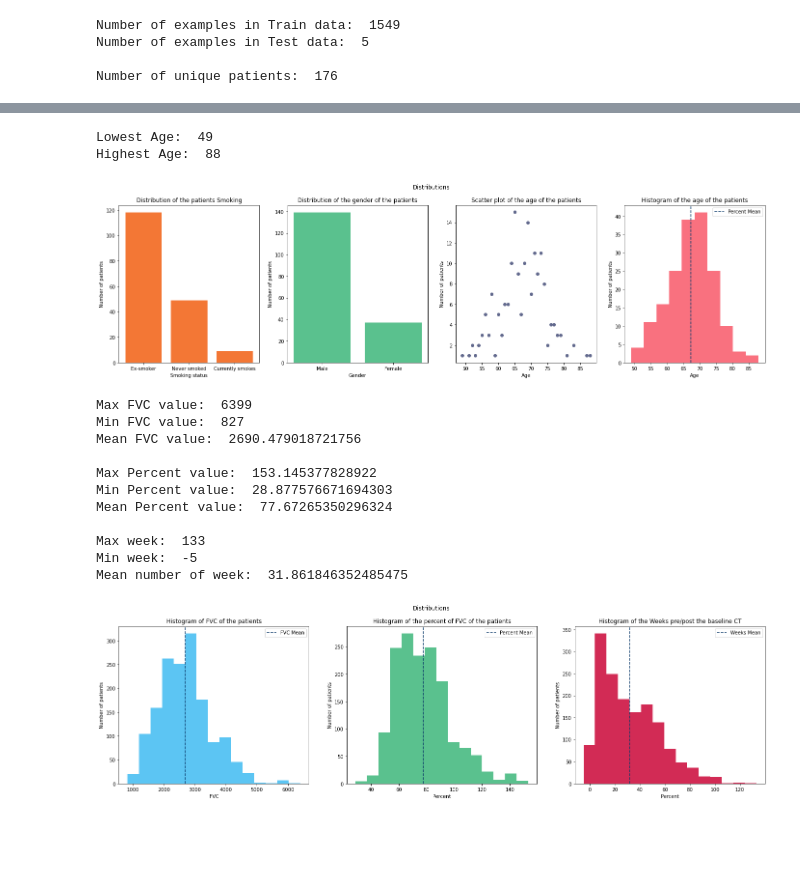
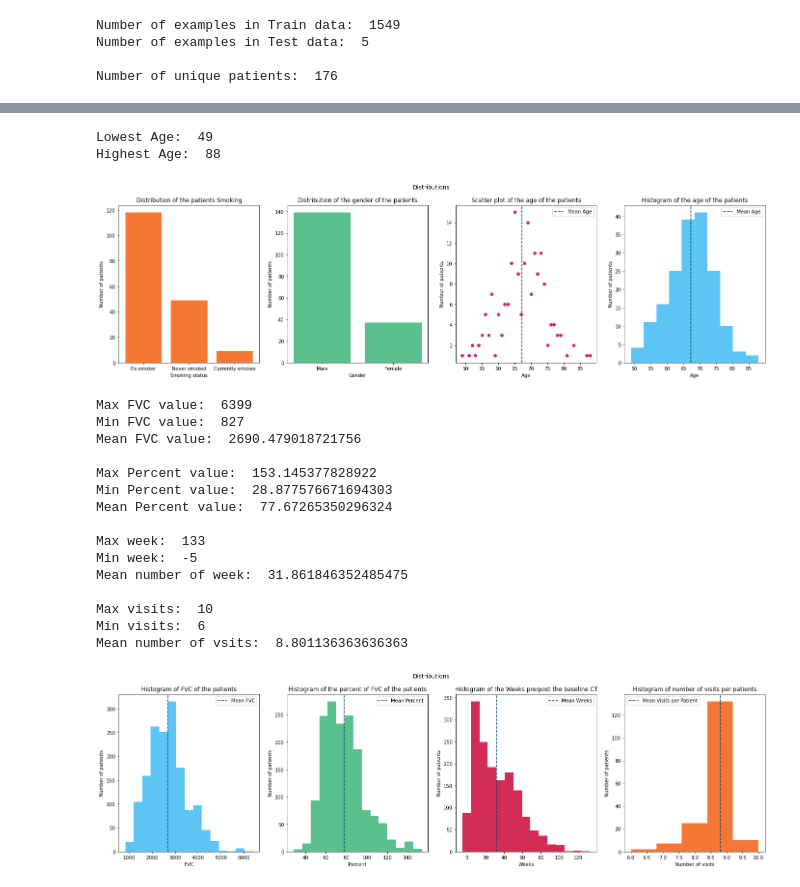
Before and after one commit to pansettykarthik/osic_pulmonary_fibrosis, a Jupyter notebook: data_visualization_osic.ipynb, the cells around one changed output, grey strips where cells are left out. Saved outputs shown, nothing was run; the diff lists cells and outputs as text; code cells hidden in the pictures; blank space fills up the shorter version.

Commit message:
Updated visualizations

```diff
--- a/data_visualization_osic.ipynb
+++ b/data_visualization_osic.ipynb
@@ -85,23 +121,29 @@ print("Highest Age: ", age.max())
 # PLOTTING THE DISTRIBUTIONS
 fig, (ax1, ax2, ax3, ax4) = plt.subplots(1, 4, figsize = (24, 6))
 
+# Bar graph of the distribution of the smoking status
 ax1.bar([1,2,3], smoking_counts, tick_label=smoking_labels, color="#f37735")
 ax1.set_title("Distribution of the patients Smoking")
 ax1.set_xlabel("Smoking status")
 ax1.set_ylabel("Number of patients")
 
+# Bar graph of the distribution of the gender
 ax2.bar([1,2], gender_counts, tick_label=gender_labels, color="#5ac18e")
 ax2.set_title("Distribution of the gender of the patients")
 ax2.set_xlabel("Gender")
 ax2.set_ylabel("Number of patients")
 
-ax3.scatter(age_labels, age_counts, color="#62698d")
+# Scatter plot of the age of the patients vs number of patients
+ax3.scatter(age_labels, age_counts, color="#d22b55")
+ax3.axvline(age.mean(), label="Mean Age", color="#0c3b6a", linestyle='--')
 ax3.set_title("Scatter plot of the age of the patients")
 ax3.set_xlabel("Age")
 ax3.set_ylabel("Number of patients")
+ax3.legend()
 
-ax4.hist(age.tolist(), bins=10, color="#f9717f")
-ax4.axvline(age.mean(), label="Age Mean", color="#0c3b6a", linestyle='--')
+# Histogram of the Age
+ax4.hist(age.tolist(), bins=10, color="#5cc5f3")
+ax4.axvline(age.mean(), label="Mean Age", color="#0c3b6a", linestyle='--')
 ax4.set_title("Histogram of the age of the patients")
 ax4.set_xlabel("Age")
 ax4.set_ylabel("Number of patients")
@@ -112,7 +154,7 @@ plt.show()
 # %% [output]
 Lowest Age:  49
 Highest Age:  88
-[figure, old version]
+[figure, new version]
 # %%
 # HISTOGRAMS
 
@@ -137,43 +179,64 @@ print("\nMax week: ", weeks.max())
 print("Min week: ", weeks.min())
 print("Mean number of week: ", weeks.mean())
 
+# VISITS PER PATIENT
+visits_per_patient = train_csv['Patient'].value_counts()
+print("\nMax visits: ", visits_per_patient.max())
+print("Min visits: ", visits_per_patient.min())
+print("Mean number of vsits: ", visits_per_patient.mean())
 
 # PLOTTING THE HISTOGRAMS
-fig, (ax1, ax2, ax3) = plt.subplots(1, 3, figsize = (24, 6))
+fig, (ax1, ax2, ax3, ax4) = plt.subplots(1, 4, figsize = (24, 6))
 
+# Histogram of the FVC
 ax1.hist(fvc.tolist(), bins=15, color="#5cc5f3")
-ax1.axvline(fvc.mean(), label="FVC Mean", color="#0c3b6a", linestyle='--')
+ax1.axvline(fvc.mean(), label="Mean FVC", color="#0c3b6a", linestyle='--')
 ax1.set_title("Histogram of FVC of the patients")
 ax1.set_xlabel("FVC")
 ax1.set_ylabel("Number of patients")
 ax1.legend()
 
+# Histogram of the Percent
 ax2.hist(percent.tolist(), bins=15, color="#5ac18e")
-ax2.axvline(percent.mean(), label="Percent Mean", color="#0c3b6a", linestyle='--')
+ax2.axvline(percent.mean(), label="Mean Percent", color="#0c3b6a", linestyle='--')
 ax2.set_title("Histogram of the percent of FVC of the patients")
 ax2.set_xlabel("Percent")
 ax2.set_ylabel("Number of patients")
 ax2.legend()
 
+# Histogram of the Weeks
 ax3.hist(weeks.tolist(), bins=15, color="#d22b55")
-ax3.axvline(weeks.mean(), label="Weeks Mean", color="#0c3b6a", linestyle='--')
+ax3.axvline(weeks.mean(), label="Mean Weeks", color="#0c3b6a", linestyle='--')
 ax3.set_title("Histogram of the Weeks pre/post the baseline CT")
-ax3.set_xlabel("Percent")
+ax3.set_xlabel("Weeks")
 ax3.set_ylabel("Number of patients")
 ax3.legend()
 
+# Histogram of the Visits per patient
+ax4.hist(visits_per_patient.tolist(), bins=5, color="#f37735")
+ax4.axvline(visits_per_patient.mean(), label="Mean Visits per Patient", color="#0c3b6a", linestyle='--')
+ax4.set_title("Histogram of number of visits per patients")
+ax4.set_xlabel("Number of visits")
+ax4.set_ylabel("Number of patients")
+ax4.legend()
+
+
 fig.suptitle("Distributions")
 plt.show()
 # %% [output]
 Max FVC value:  6399
 Min FVC value:  827
 Mean FVC value:  2690.479018721756
 
 Max Percent value:  153.145377828922
 Min Percent value:  28.877576671694303
 Mean Percent value:  77.67265350296324
 
 Max week:  133
 Min week:  -5
 Mean number of week:  31.861846352485475
+
+Max visits:  10
+Min visits:  6
+Mean number of vsits:  8.801136363636363
-[figure, old version]
+[figure, new version]
```
Also changed, not shown: parts of 8 cells of this notebook.
